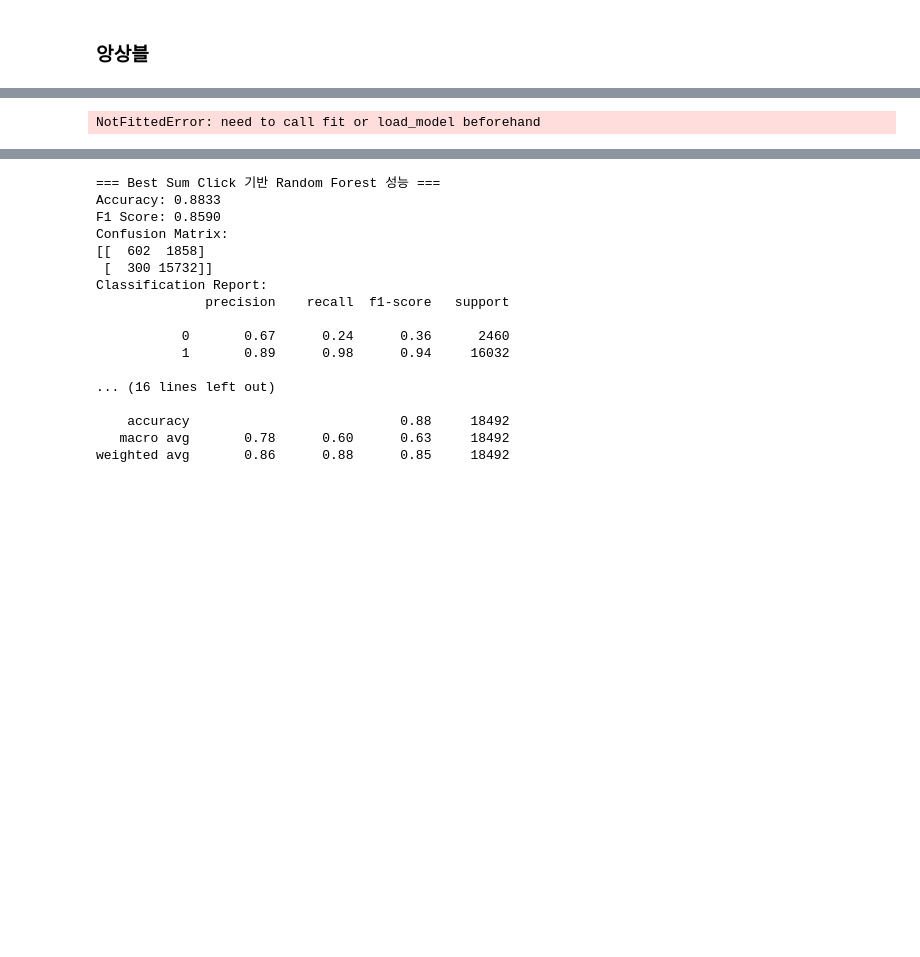
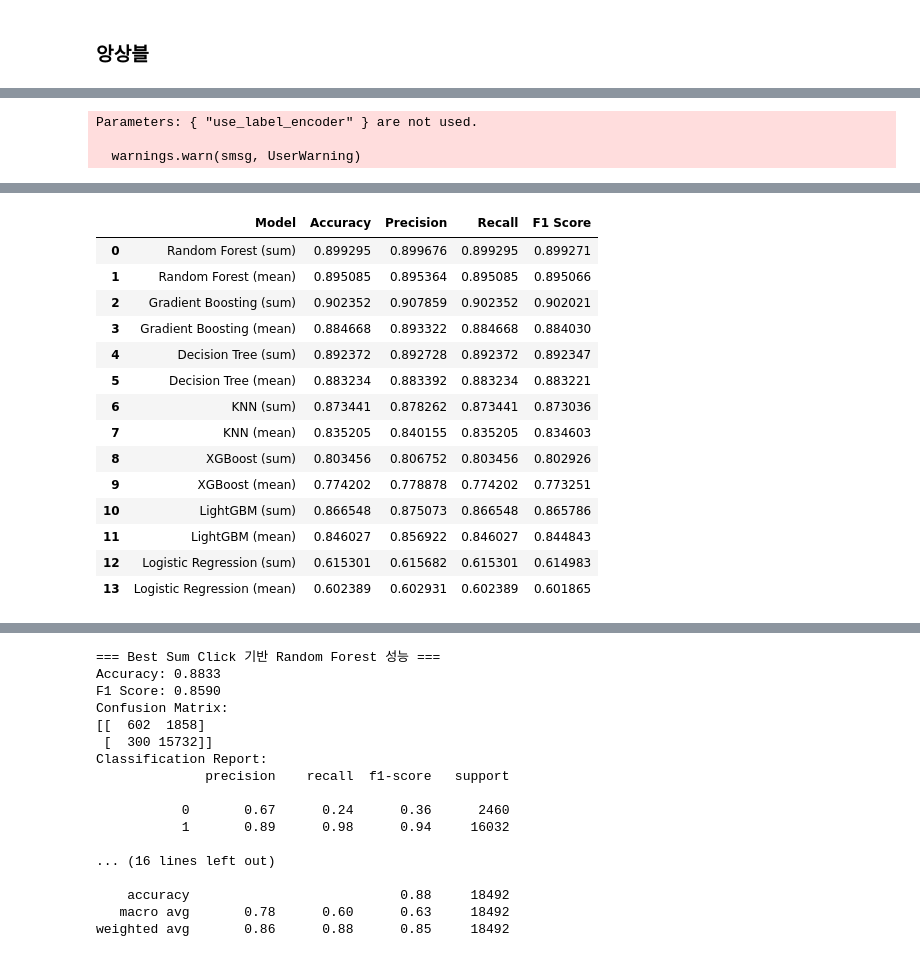
Before and after one commit to SKNETWORKS-FAMILY-AICAMP/SKN09-2nd-1Team, a Jupyter notebook: student_attrition_prediction.ipynb, the cells around one changed output, grey strips where cells are left out. Cells and saved outputs as stored; diff of their text form; code cells hidden in the pictures; blank space fills up the shorter version.

```diff
--- a/student_attrition_prediction.ipynb
+++ b/student_attrition_prediction.ipynb
@@ -816,36 +893,47 @@ plt.show()
 # %%
-import pandas as pd
-from sklearn.metrics import accuracy_score, precision_score, recall_score, f1_score
+from sklearn.exceptions import NotFittedError
+
+models = {
+    "Random Forest (sum)": rf_model_1,
+    "Random Forest (mean)": rf_model_2,
+    "Gradient Boosting (sum)": gbm_model_1,
+    "Gradient Boosting (mean)": gbm_model_2,
+    "Decision Tree (sum)": dt_1,
+    "Decision Tree (mean)": dt_2,
+    "KNN (sum)": knn_1,
+    "KNN (mean)": knn_2,
+    "XGBoost (sum)": xgb_model_1,
+    "XGBoost (mean)": xgb_model,
+    "LightGBM (sum)": lgbm_1,
+    "LightGBM (mean)": lgbm_2,
+    "Logistic Regression (sum)": LR1,
+    "Logistic Regression (mean)": LR2
+}
 
 model_results = []
+for model_name, model in models.items():
+    try:
+        if not hasattr(model, "fit"):
+            raise NotFittedError(f"⚠️ {model_name} 모델이 학습되지 않았습니다.")
 
-models_predictions = [
-    ("Random Forest (sum)", rf_model_1.predict(sum_x_test)),
-    ("Random Forest (mean)", rf_model_2.predict(mean_x_test)),
-    ("Gradient Boosting (sum)", gbm_model_1.predict(sum_x_test)),
-    ("Gradient Boosting (mean)", gbm_model_2.predict(mean_x_test)),
-    ("Decision Tree (sum)", dt_1.predict(sum_x_test)),
-    ("Decision Tree (mean)", dt_2.predict(mean_x_test)),
-    ("KNN (sum)", knn_1.predict(sum_x_test)),
-    ("KNN (mean)", knn_2.predict(mean_x_test)),
-    ("XGBoost (sum)", xgb_model_1.predict(sum_x_test)),
-    ("XGBoost (mean)", xgb_model.predict(mean_x_test)),
-    ("LightGBM (sum)", lgbm_1.predict(sum_x_test)),
-    ("LightGBM (mean)", lgbm_2.predict(mean_x_test)),
-    ("Logistic Regression (sum)", LR1.predict(sum_x_test)),
-    ("Logistic Regression (mean)", LR2.predict(mean_x_test))
-]
+        if not hasattr(model, "classes_"):
+            model.fit(sum_x_train if "sum" in model_name else mean_x_train, y_train)
 
-for model_name, y_pred in models_predictions:
-    accuracy = accuracy_score(y_test, y_pred)
-    precision = precision_score(y_test, y_pred, average='weighted')
-    recall = recall_score(y_test, y_pred, average='weighted')
-    f1 = f1_score(y_test, y_pred, average='weighted')
+        y_pred = model.predict(sum_x_test if "sum" in model_name else mean_x_test)
 
-    model_results.append([model_name, accuracy, precision, recall, f1])
+        accuracy = accuracy_score(y_test, y_pred)
+        precision = precision_score(y_test, y_pred, average='weighted')
+        recall = recall_score(y_test, y_pred, average='weighted')
+        f1 = f1_score(y_test, y_pred, average='weighted')
+
+        model_results.append([model_name, accuracy, precision, recall, f1])
+
+    except NotFittedError as e:
+        print(e)
 
 metrics_df = pd.DataFrame(model_results, columns=["Model", "Accuracy", "Precision", "Recall", "F1 Score"])
-
 metrics_df
 # %% [output]
-NotFittedError: need to call fit or load_model beforehand
+Parameters: { "use_label_encoder" } are not used.
+
+  warnings.warn(smsg, UserWarning)
@@ -852,3 +944,18 @@ NotFittedError: need to call fit or load_model beforehand
+|  | Model | Accuracy | Precision | Recall | F1 Score |
+| 0 | Random Forest (sum) | 0.899295 | 0.899676 | 0.899295 | 0.899271 |
+| 1 | Random Forest (mean) | 0.895085 | 0.895364 | 0.895085 | 0.895066 |
+| 2 | Gradient Boosting (sum) | 0.902352 | 0.907859 | 0.902352 | 0.902021 |
+| 3 | Gradient Boosting (mean) | 0.884668 | 0.893322 | 0.884668 | 0.884030 |
+| 4 | Decision Tree (sum) | 0.892372 | 0.892728 | 0.892372 | 0.892347 |
+| 5 | Decision Tree (mean) | 0.883234 | 0.883392 | 0.883234 | 0.883221 |
+| 6 | KNN (sum) | 0.873441 | 0.878262 | 0.873441 | 0.873036 |
+| 7 | KNN (mean) | 0.835205 | 0.840155 | 0.835205 | 0.834603 |
+| 8 | XGBoost (sum) | 0.803456 | 0.806752 | 0.803456 | 0.802926 |
+| 9 | XGBoost (mean) | 0.774202 | 0.778878 | 0.774202 | 0.773251 |
+| 10 | LightGBM (sum) | 0.866548 | 0.875073 | 0.866548 | 0.865786 |
+| 11 | LightGBM (mean) | 0.846027 | 0.856922 | 0.846027 | 0.844843 |
+| 12 | Logistic Regression (sum) | 0.615301 | 0.615682 | 0.615301 | 0.614983 |
+| 13 | Logistic Regression (mean) | 0.602389 | 0.602931 | 0.602389 | 0.601865 |
 # %%
 metrics_df_numeric = metrics_df.set_index("Model").astype(float)
 
```
Also changed, not shown: parts of 28 cells of this notebook.
